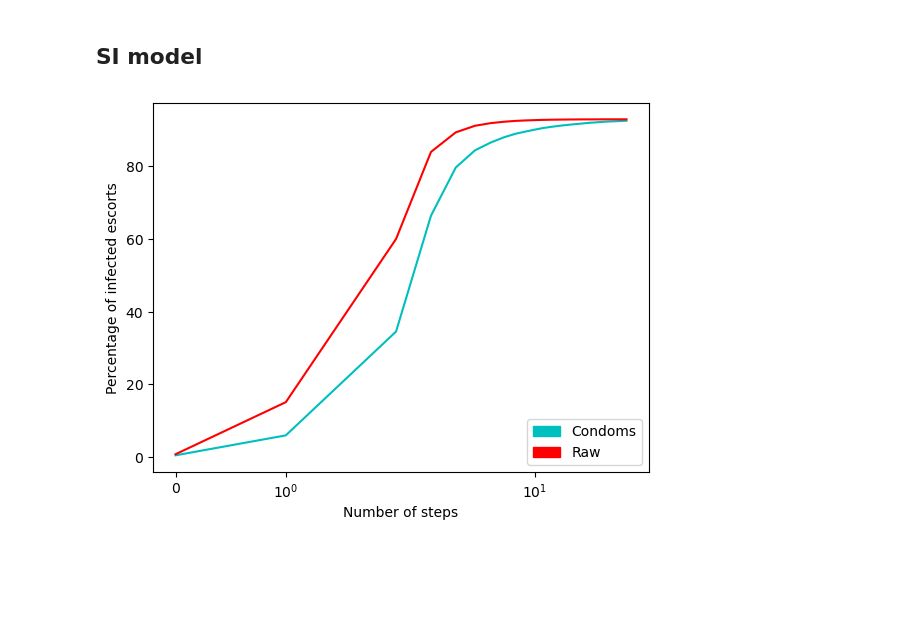
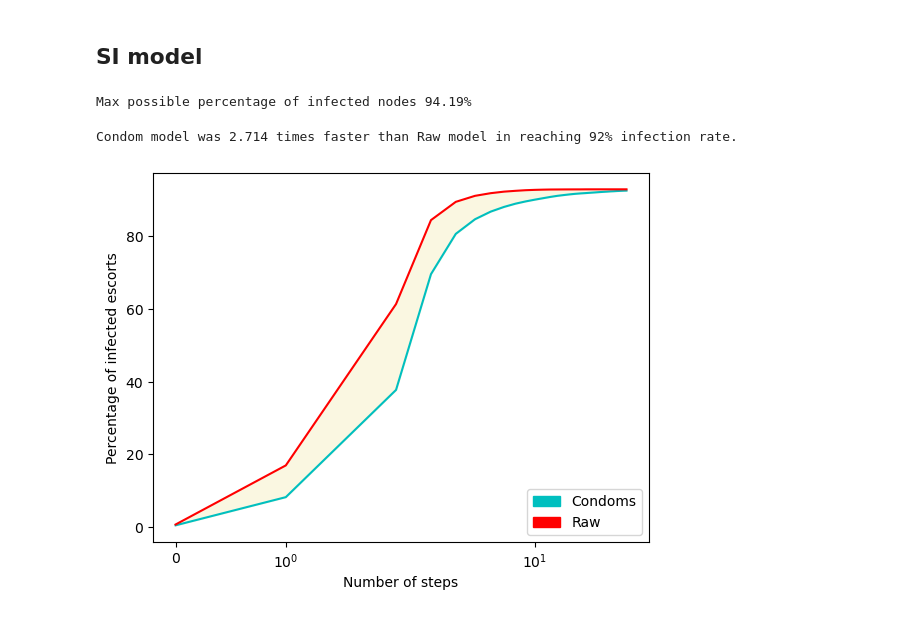
Before and after one commit to rsapeta/Network-Analysis, a Jupyter notebook: Escort/escort_analysis.ipynb, the cells around one changed output. Drawn from its saved outputs; the diff is of its cells as text; code cells hidden in the pictures; blank space fills up the shorter version.

Commit message:
more graphs

```diff
--- a/Escort/escort_analysis.ipynb
+++ b/Escort/escort_analysis.ipynb
@@ -425,21 +446,53 @@ for run in range(10):
    # The seed set should be the same for both models
    i_nodes_condoms = set(random.sample(list(set(pG_condoms.nodes)), 3))
    i_nodes_raw = i_nodes_condoms.copy()
-   for step in range(30):
+   for step in range(50):
       i_nodes_condoms = si_simple(pG_condoms, i_nodes_condoms)
       i_nodes_raw = si_simple(pG_raw, i_nodes_raw)
       # Since we run 10 times, we average the infected set size
       model_curve["condoms"][step] += (len(i_nodes_condoms) / len(pG_condoms.nodes)) * 10
       model_curve["raw"][step] += (len(i_nodes_raw) / len(pG_raw.nodes)) * 10
+      model_curve['condoms_S'][step] = 100 - model_curve["condoms"][step]
+# %%
+degrees = nx.degree(pG_condoms)
+
+n = 0
+for key, value in degrees:
+    if value == 0:
+        n += 1
+
+max_infected = round(100-(n/len(pG_condoms.nodes)*100),2)
+print(f'Max possible percentage of infected nodes {max_infected}%')
+# %% [output]
+Max possible percentage of infected nodes 94.19%
+# %%
+#we can see that after reaching 92% infected nodes increase very slowly, so we use that to compare
+def whos_faster(model1, model2):
+    k1 = 0
+    for k,v in model1.items():
+        if v>92:
+            k1=k
+            break
+    for k,v in model2.items():
+        if v>92:
+            k2=k
+            break
+    return k1/k2
+
+speed = round(whos_faster(model_curve['condoms'], model_curve['raw']),3)
+print(f'Condom model was {speed} times faster than Raw model in reaching 92% infection rate.')
+# %% [output]
+Condom model was 2.714 times faster than Raw model in reaching 92% infection rate.
 # %%
 plt.plot([model_curve["condoms"][step] for step in range(30)], color = 'c', label = 'Condoms')
 plt.plot([model_curve["raw"][step] for step in range(30)], color = 'r', label = 'Raw')
 plt.ylabel('Percentage of infected escorts')
 plt.xlabel('Number of steps')
+plt.fill_between(range(30), [model_curve["condoms"][step] for step in range(30)], [model_curve["raw"][step] for step in range(30)], color ='#FAF7E1')
 plt.xscale('symlog')
 green_patch = mpatches.Patch(color='c', label='Condoms')
 blue_patch = mpatches.Patch(color='r', label='Raw')
 plt.legend(handles=[green_patch, blue_patch], loc='lower right')
 plt.show()
 # %% [output]
-[figure, old version]
+[figure, new version]
```
Also changed, not shown: parts of 6 cells of this notebook.
